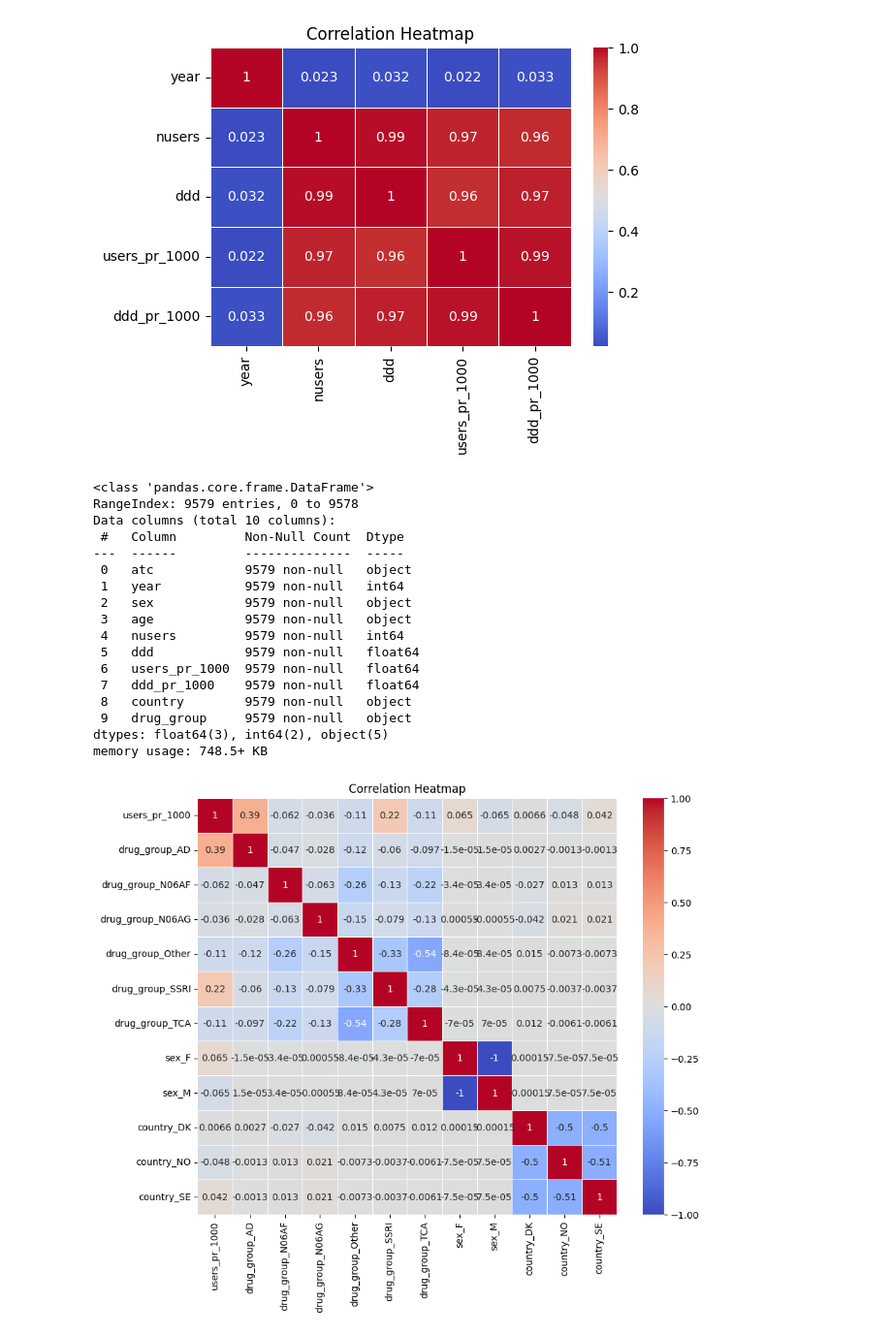
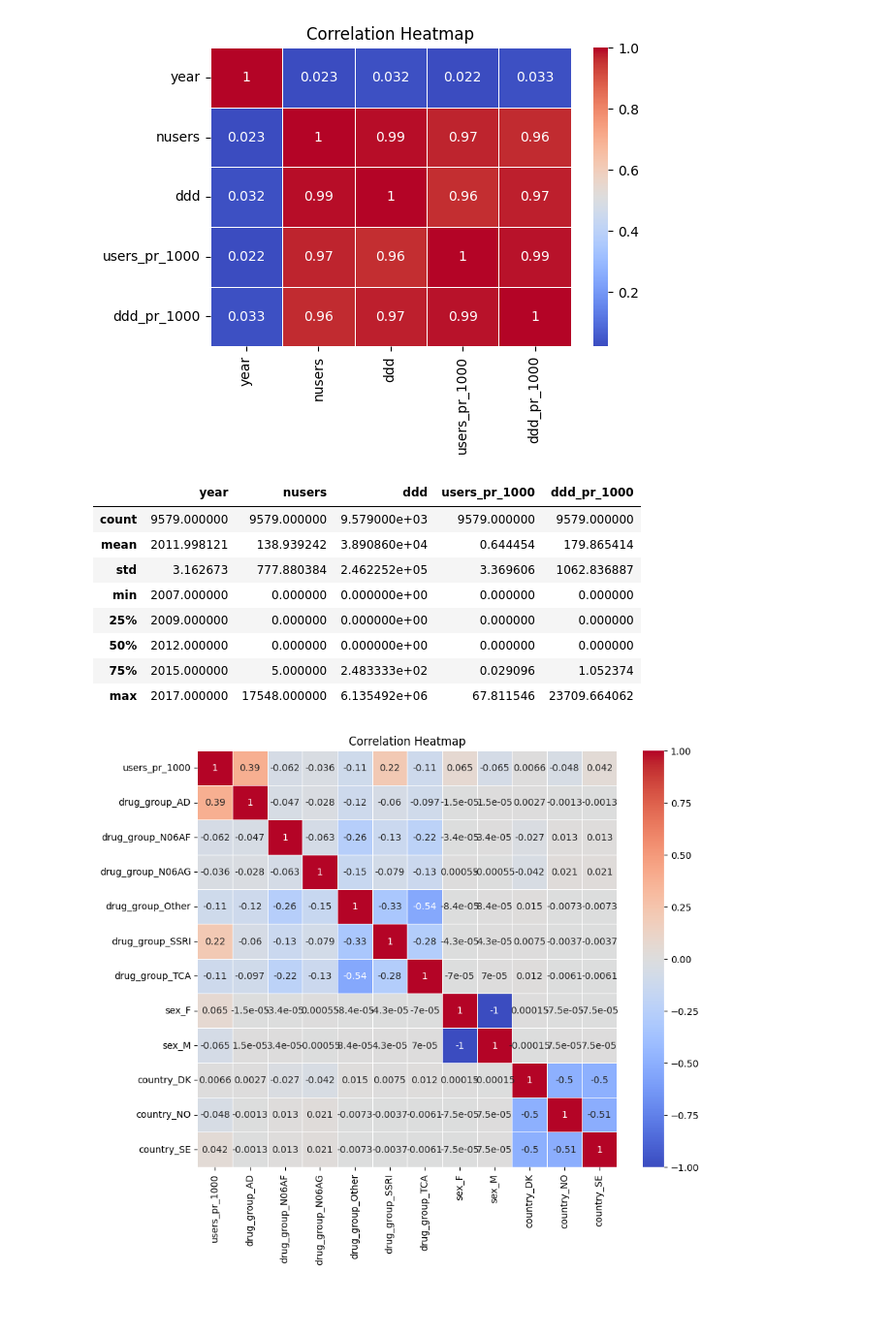
Before and after one commit to Shahar94/EDA-Project, a Jupyter notebook: EDA_project.ipynb, the cells around one changed output. Shown at 97% size. Saved outputs shown, nothing was run; the diff lists cells and outputs as text; code cells hidden in the pictures; blank space fills up the shorter version.

```diff
--- a/EDA_project.ipynb
+++ b/EDA_project.ipynb
@@ -105,25 +104,17 @@ plt.show()
 [figure]
 # %%
 drug_use.describe()
-drug_use.info()
+#drug_use.info()
 # %% [output]
-<class 'pandas.core.frame.DataFrame'>
-RangeIndex: 9579 entries, 0 to 9578
-Data columns (total 10 columns):
- #   Column         Non-Null Count  Dtype
----  ------         --------------  -----
- 0   atc            9579 non-null   object
- 1   year           9579 non-null   int64
- 2   sex            9579 non-null   object
- 3   age            9579 non-null   object
- 4   nusers         9579 non-null   int64
- 5   ddd            9579 non-null   float64
- 6   users_pr_1000  9579 non-null   float64
- 7   ddd_pr_1000    9579 non-null   float64
- 8   country        9579 non-null   object
- 9   drug_group     9579 non-null   object
-dtypes: float64(3), int64(2), object(5)
-memory usage: 748.5+ KB
+|  | year | nusers | ddd | users_pr_1000 | ddd_pr_1000 |
+| count | 9579.000000 | 9579.000000 | 9.579000e+03 | 9579.000000 | 9579.000000 |
+| mean | 2011.998121 | 138.939242 | 3.890860e+04 | 0.644454 | 179.865414 |
+| std | 3.162673 | 777.880384 | 2.462252e+05 | 3.369606 | 1062.836887 |
+| min | 2007.000000 | 0.000000 | 0.000000e+00 | 0.000000 | 0.000000 |
+| 25% | 2009.000000 | 0.000000 | 0.000000e+00 | 0.000000 | 0.000000 |
+| 50% | 2012.000000 | 0.000000 | 0.000000e+00 | 0.000000 | 0.000000 |
+| 75% | 2015.000000 | 5.000000 | 2.483333e+02 | 0.029096 | 1.052374 |
+| max | 2017.000000 | 17548.000000 | 6.135492e+06 | 67.811546 | 23709.664062 |
 # %%
 selected_columns = ['users_pr_1000', 'drug_group', 'sex', 'country']
 
```
Also changed, not shown: parts of 8 cells of this notebook.
